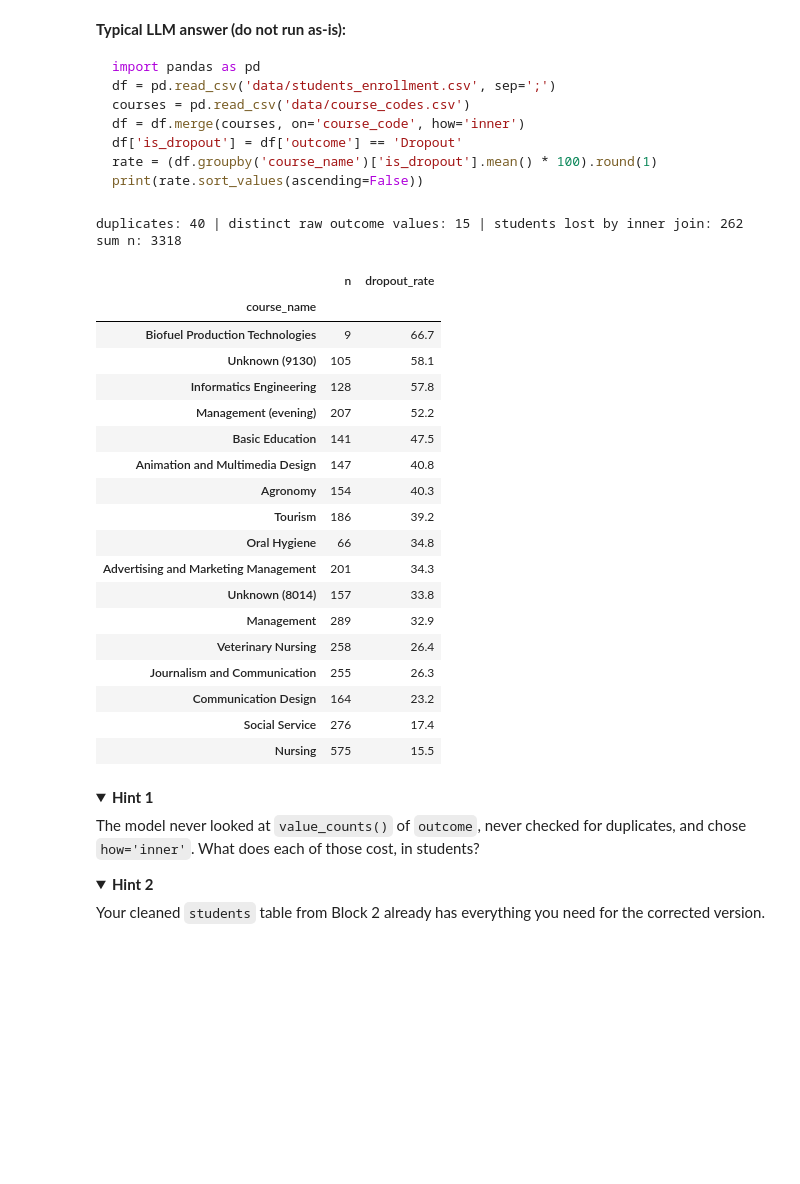
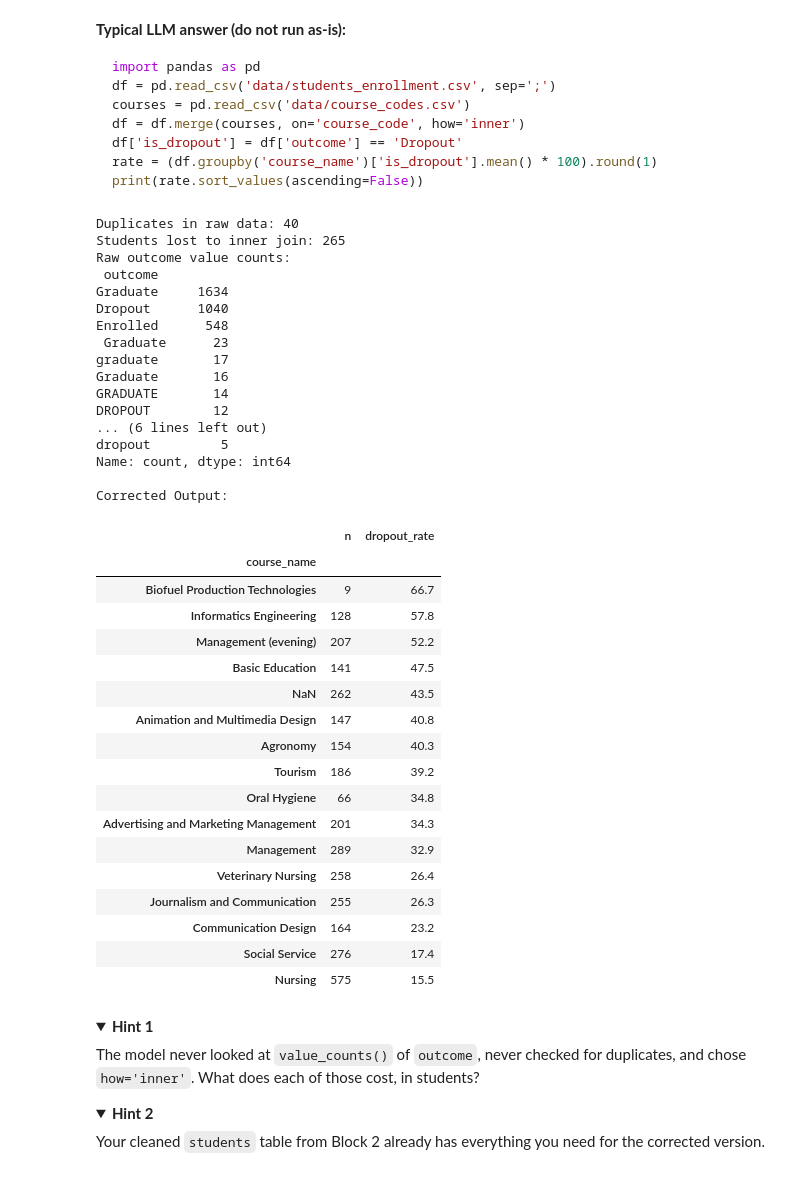
Before and after one commit to OrangeBoop/Lab02, a Jupyter notebook: 02_DS_Lab_NumPy_Pandas_Students.ipynb, the cells around one changed output. Saved outputs shown, nothing was run; the diff lists cells and outputs as text; code cells hidden in the pictures; folded sections open; blank space fills up the shorter version.

````diff
--- a/02_DS_Lab_NumPy_Pandas_Students.ipynb
+++ b/02_DS_Lab_NumPy_Pandas_Students.ipynb
@@ -1634,13 +1715,21 @@ We want the dropout rate per course, using the lookup as it came (before Exercis
 # %%
 # This code runs without an error but gives a wrong result. Find the bug, explain it, fix it.
 raw_courses = pd.read_csv('data/course_codes.csv')
-tmp = students[['student_id', 'course_code', 'dropped']].merge(raw_courses, on='course_code', how='inner')
-by_course = (tmp.groupby('course_name')
+
+tmp = students[['student_id', 'course_code', 'dropped']].merge(raw_courses, on='course_code', how='left') # Fix
+
+by_course = (tmp.groupby('course_name', dropna=False) # Fix
              .agg(n=('student_id', 'size'), dropout_rate=('dropped', 'mean'))
              .assign(dropout_rate=lambda d: (d['dropout_rate'] * 100).round(1))
              .sort_values('dropout_rate', ascending=False))
+
 print('sum n:', by_course['n'].sum(), '| students:', len(students))
-by_course.head(5)
+by_course
+
+
+# Issue: Two unknown courses are missing "Unknown (8014)" and "Unknown (9130)" adding up exactly to the 262 missing students.
+#        The problem is that they are not present in raw_courses and using how='iner' ignores those courses.
+# Fix: Change how to 'left' and stopping groupby from dropping NaN values.
 # %% [output]
 sum n: 3318 | students: 3318
 |  | n | dropout_rate |
@@ -1804,22 +2034,63 @@ print(rate.sort_values(ascending=False))
 ```
 # %%
 # Corrected version – write your code here
+
+# Problem 1: inner removes NaN values
+# Problem 2:
+raw_df = pd.read_csv('data/students_enrollment.csv', sep=';')
+courses = pd.read_csv('data/course_codes.csv')
+
+print(f"Duplicates in raw data: {raw_df.duplicated().sum()}")
+print(f"Students lost to inner join: {len(raw_df) - len(raw_df.merge(courses, on='course_code', how='inner'))}")
+print("Raw outcome value counts:\n", raw_df['outcome'].value_counts(), "\n")
+
+# =====================================================================
+# Fixed version
+
+# Merge using a LEFT
+clean_merged = students.merge(courses, on='course_code', how='left')
+
+# Group by course name, keeping dropna=False ( Copied from Block 2 )
+by_course = (tmp.groupby('course_name', dropna=False) # Fix
+             .agg(n=('student_id', 'size'), dropout_rate=('dropped', 'mean'))
+             .assign(dropout_rate=lambda d: (d['dropout_rate'] * 100).round(1))
+             .sort_values('dropout_rate', ascending=False))
+
+
+
+
+print("Corrected Output:")
+by_course
 # %% [output]
-duplicates: 40 | distinct raw outcome values: 15 | students lost by inner join: 262
-sum n: 3318
+Duplicates in raw data: 40
+Students lost to inner join: 265
+Raw outcome value counts:
+ outcome
+Graduate     1634
+Dropout      1040
+Enrolled      548
+ Graduate      23
+graduate       17
+Graduate       16
+GRADUATE       14
+DROPOUT        12
+... (6 lines left out)
+dropout         5
+Name: count, dtype: int64
+
+Corrected Output:
 |  | n | dropout_rate |
 | course_name |  |  |
 | Biofuel Production Technologies | 9 | 66.7 |
-| Unknown (9130) | 105 | 58.1 |
 | Informatics Engineering | 128 | 57.8 |
 | Management (evening) | 207 | 52.2 |
 | Basic Education | 141 | 47.5 |
+| NaN | 262 | 43.5 |
 | Animation and Multimedia Design | 147 | 40.8 |
 | Agronomy | 154 | 40.3 |
 | Tourism | 186 | 39.2 |
 | Oral Hygiene | 66 | 34.8 |
 | Advertising and Marketing Management | 201 | 34.3 |
-| Unknown (8014) | 157 | 33.8 |
 | Management | 289 | 32.9 |
 | Veterinary Nursing | 258 | 26.4 |
 | Journalism and Communication | 255 | 26.3 |
````
Also changed, not shown: parts of 28 cells of this notebook, 2 other files.
